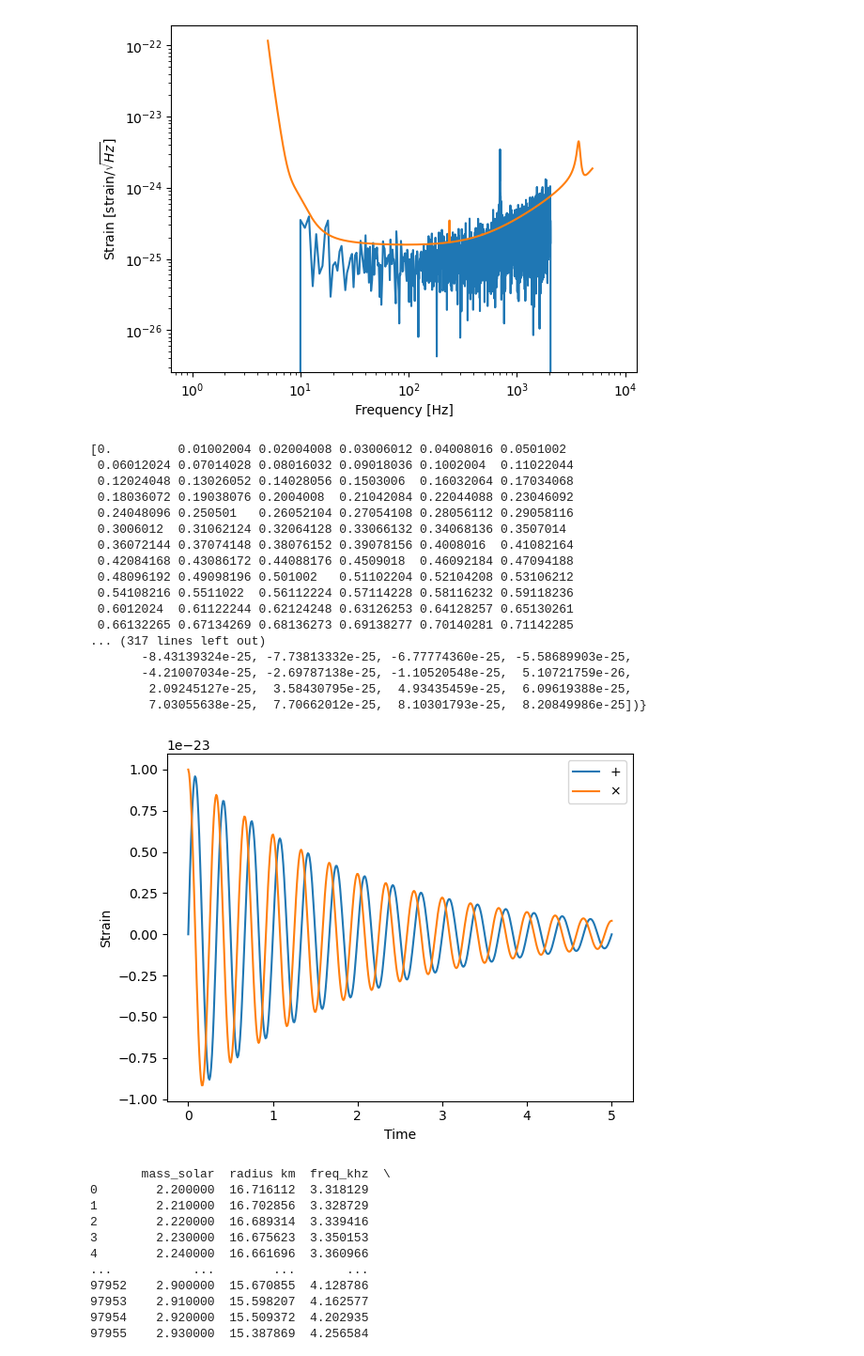
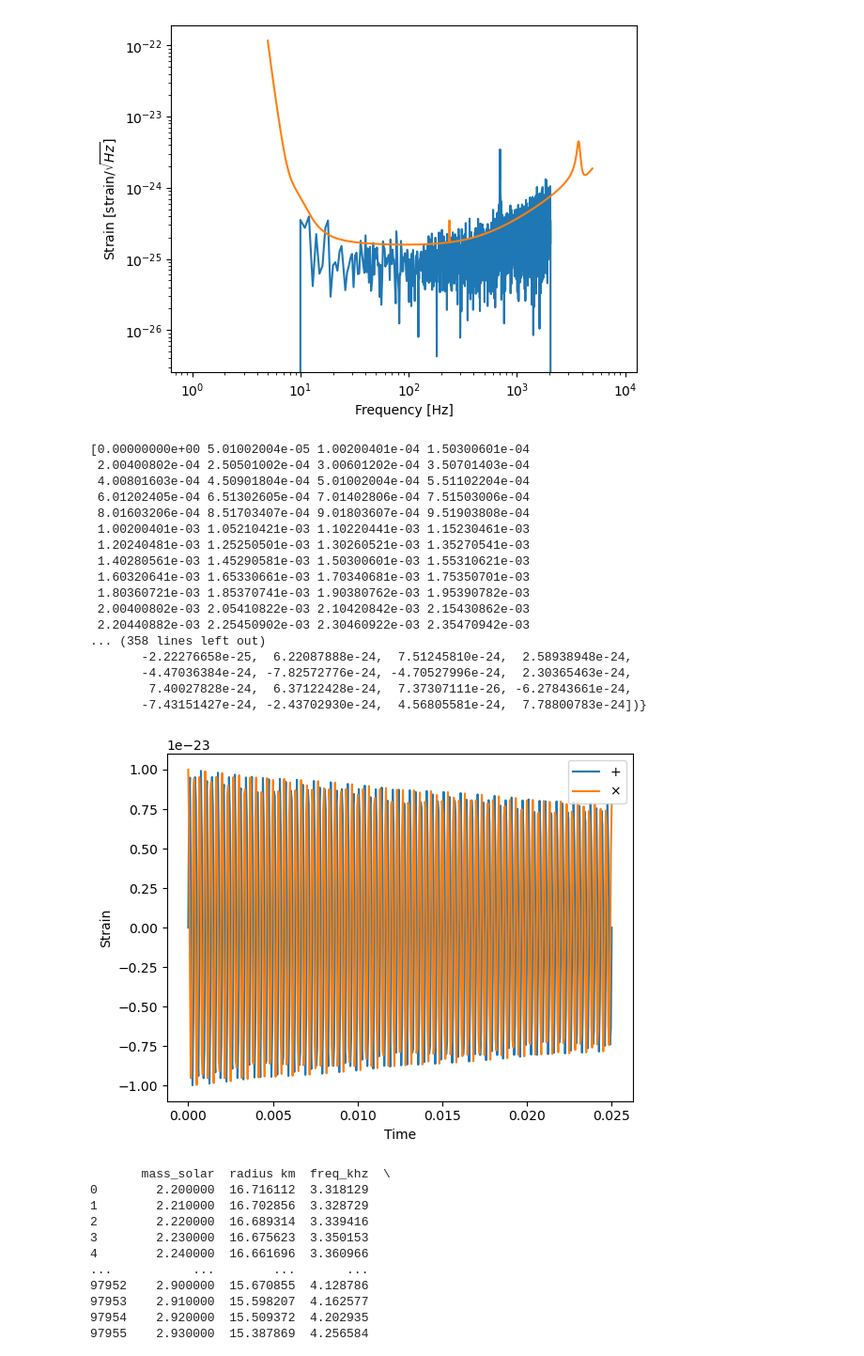
Before and after one commit to spencermagnall/realistic_eos_finite_temp, a Jupyter notebook: PMR_SNRS.ipynb, the cells around one changed output. Shown at 94% size. Cells and saved outputs as stored; diff of their text form; code cells hidden in the pictures.

```diff
--- a/PMR_SNRS.ipynb
+++ b/PMR_SNRS.ipynb
@@ -165,44 +165,44 @@ plt.show()
 # %%
 # Just generate and plot a raw lorentzian
 amplitude=1e-23
 # Still need to know what this value is!!!
-damping_time=2
-frequency=1500
+damping_time=0.1
+frequency=3000
 phase=0
 ra=0
 dec=0
 psi=0
 t0=0.0
 geocent_time=0.0
-times = np.linspace(0,5,500)
+times = np.linspace(0,0.025,500)
 print(times)
 h = time_domain_damped_sinusoid(times, amplitude, damping_time, frequency, phase, t0)
 print(h)
 plt.plot(times,h["plus"],label=r'$+$')
 plt.plot(times,h['cross'],label=r'$\times$')
 plt.xlabel("Time")
 plt.legend()
 plt.ylabel("Strain")
 plt.savefig("damped_sine.png",dpi=500)
 # %% [output]
-[0.         0.01002004 0.02004008 0.03006012 0.04008016 0.0501002
- 0.06012024 0.07014028 0.08016032 0.09018036 0.1002004  0.11022044
- 0.12024048 0.13026052 0.14028056 0.1503006  0.16032064 0.17034068
- 0.18036072 0.19038076 0.2004008  0.21042084 0.22044088 0.23046092
- 0.24048096 0.250501   0.26052104 0.27054108 0.28056112 0.29058116
- 0.3006012  0.31062124 0.32064128 0.33066132 0.34068136 0.3507014
- 0.36072144 0.37074148 0.38076152 0.39078156 0.4008016  0.41082164
- 0.42084168 0.43086172 0.44088176 0.4509018  0.46092184 0.47094188
- 0.48096192 0.49098196 0.501002   0.51102204 0.52104208 0.53106212
- 0.54108216 0.5511022  0.56112224 0.57114228 0.58116232 0.59118236
- 0.6012024  0.61122244 0.62124248 0.63126253 0.64128257 0.65130261
- 0.66132265 0.67134269 0.68136273 0.69138277 0.70140281 0.71142285
-... (317 lines left out)
-       -8.43139324e-25, -7.73813332e-25, -6.77774360e-25, -5.58689903e-25,
-       -4.21007034e-25, -2.69787138e-25, -1.10520548e-25,  5.10721759e-26,
-        2.09245127e-25,  3.58430795e-25,  4.93435459e-25,  6.09619388e-25,
-        7.03055638e-25,  7.70662012e-25,  8.10301793e-25,  8.20849986e-25])}
+[0.00000000e+00 5.01002004e-05 1.00200401e-04 1.50300601e-04
+ 2.00400802e-04 2.50501002e-04 3.00601202e-04 3.50701403e-04
+ 4.00801603e-04 4.50901804e-04 5.01002004e-04 5.51102204e-04
+ 6.01202405e-04 6.51302605e-04 7.01402806e-04 7.51503006e-04
+ 8.01603206e-04 8.51703407e-04 9.01803607e-04 9.51903808e-04
+ 1.00200401e-03 1.05210421e-03 1.10220441e-03 1.15230461e-03
+ 1.20240481e-03 1.25250501e-03 1.30260521e-03 1.35270541e-03
+ 1.40280561e-03 1.45290581e-03 1.50300601e-03 1.55310621e-03
+ 1.60320641e-03 1.65330661e-03 1.70340681e-03 1.75350701e-03
+ 1.80360721e-03 1.85370741e-03 1.90380762e-03 1.95390782e-03
+ 2.00400802e-03 2.05410822e-03 2.10420842e-03 2.15430862e-03
+ 2.20440882e-03 2.25450902e-03 2.30460922e-03 2.35470942e-03
+... (358 lines left out)
+       -2.22276658e-25,  6.22087888e-24,  7.51245810e-24,  2.58938948e-24,
+       -4.47036384e-24, -7.82572776e-24, -4.70527996e-24,  2.30365463e-24,
+        7.40027828e-24,  6.37122428e-24,  7.37307111e-26, -6.27843661e-24,
+       -7.43151427e-24, -2.43702930e-24,  4.56805581e-24,  7.78800783e-24])}
-[figure, old version]
+[figure, new version]
 # %%
 # Read in the peak frequencies
 import pandas as pd
```
Also changed, not shown: parts of 14 cells of this notebook, 4 other files.
